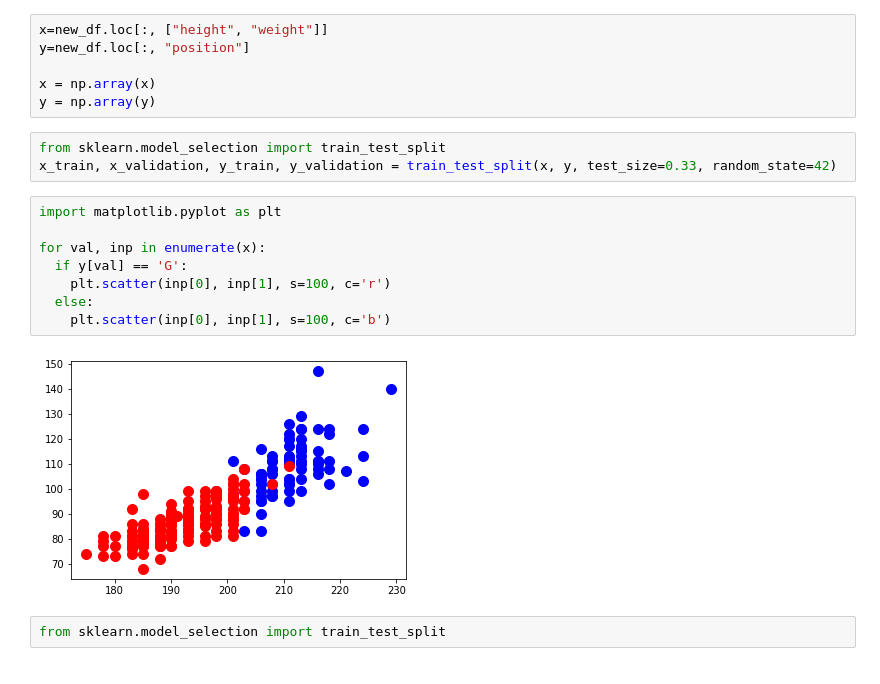
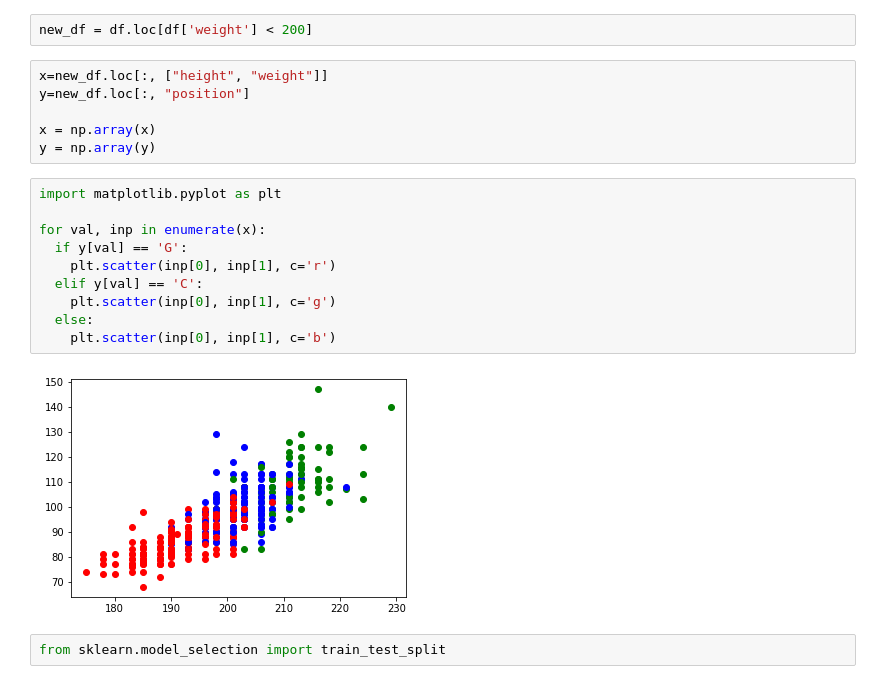
Before and after one commit to HanYang-AI/HYAI, a Jupyter notebook: 4_K_Nearest_Neighbor_과제.ipynb, the cells around one changed output. Drawn from its saved outputs; the diff is of its cells as text.

```diff
--- a/4_K_Nearest_Neighbor_과제.ipynb
+++ b/4_K_Nearest_Neighbor_과제.ipynb
@@ -14,22 +11,23 @@ new_df = pd.concat([x1, x2], axis=0)
+# %%
+new_df = df.loc[df['weight'] < 200]
 # %%
 x=new_df.loc[:, ["height", "weight"]]
 y=new_df.loc[:, "position"]
 
 x = np.array(x)
 y = np.array(y)
-# %%
-from sklearn.model_selection import train_test_split
-x_train, x_validation, y_train, y_validation = train_test_split(x, y, test_size=0.33, random_state=42)
 # %%
 import matplotlib.pyplot as plt
 
 for val, inp in enumerate(x):
   if y[val] == 'G':
-    plt.scatter(inp[0], inp[1], s=100, c='r')
+    plt.scatter(inp[0], inp[1], c='r')
+  elif y[val] == 'C':
+    plt.scatter(inp[0], inp[1], c='g')
   else:
-    plt.scatter(inp[0], inp[1], s=100, c='b')
+    plt.scatter(inp[0], inp[1], c='b')
 # %% [output]
-[figure, old version]
+[figure, new version]
 # %%
 from sklearn.model_selection import train_test_split
 # %%
```
Also changed, not shown: parts of 8 cells of this notebook.
